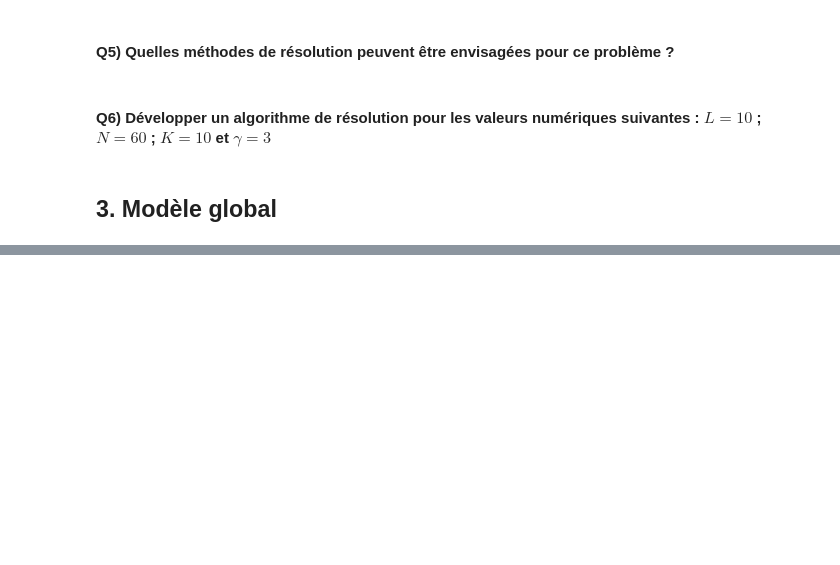
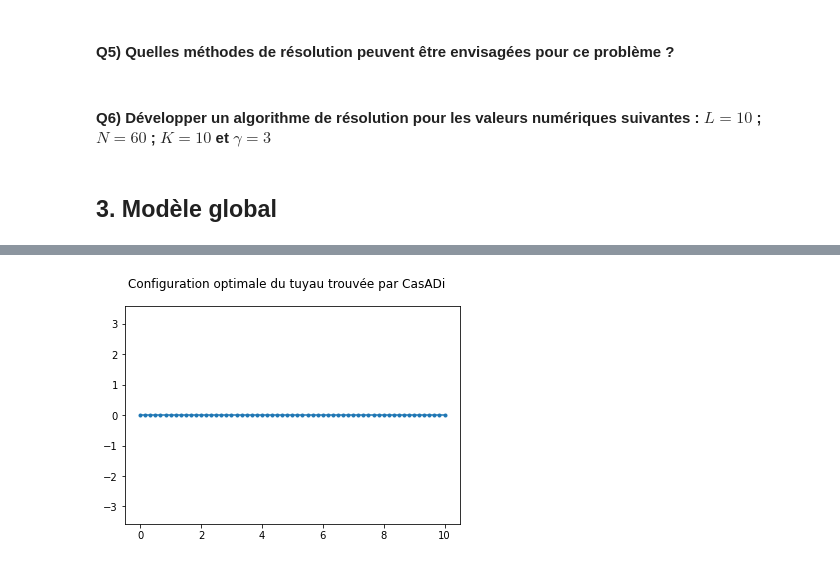
Before and after one commit to LouisJustinTALLOT/projet-optimisation-alvarez-tallot, a Jupyter notebook: projet_optimisation_alvarez_tallot.ipynb, the cells around one changed output, grey strips where cells are left out. Saved outputs shown, nothing was run; the diff lists cells and outputs as text; code cells hidden in the pictures; blank space fills up the shorter version.

```diff
--- a/projet_optimisation_alvarez_tallot.ipynb
+++ b/projet_optimisation_alvarez_tallot.ipynb
@@ -120,7 +120,7 @@ plt.suptitle("Configuration initiale du tuyau donnée à CasADi")
 plt.axis("equal")
 plt.show()
 # %%
-def optim_simple(L=10, N=60, K=10, gamma=3, plot=True, verbose=False, must_return=False):
+def optim_simple(L=10, N=60, K=10, gamma=3, z0=z0, plot=True, verbose=False, must_return=False):
     dx = L/N
 
     # on lance une optimisation avec CasADi
@@ -282,2 +284,6 @@ optim_simple(gamma=0.1)
+# %%
+optim_simple(K=10, z0=np.array([0]*(N+1)+[i*dx for i in range(N+1)]))
+# %% [output]
+[figure, added]
 # %%
 optim_avec_parterre(y_P=1.3,R=1.3)
```
Also changed, not shown: parts of 2 cells of this notebook.
